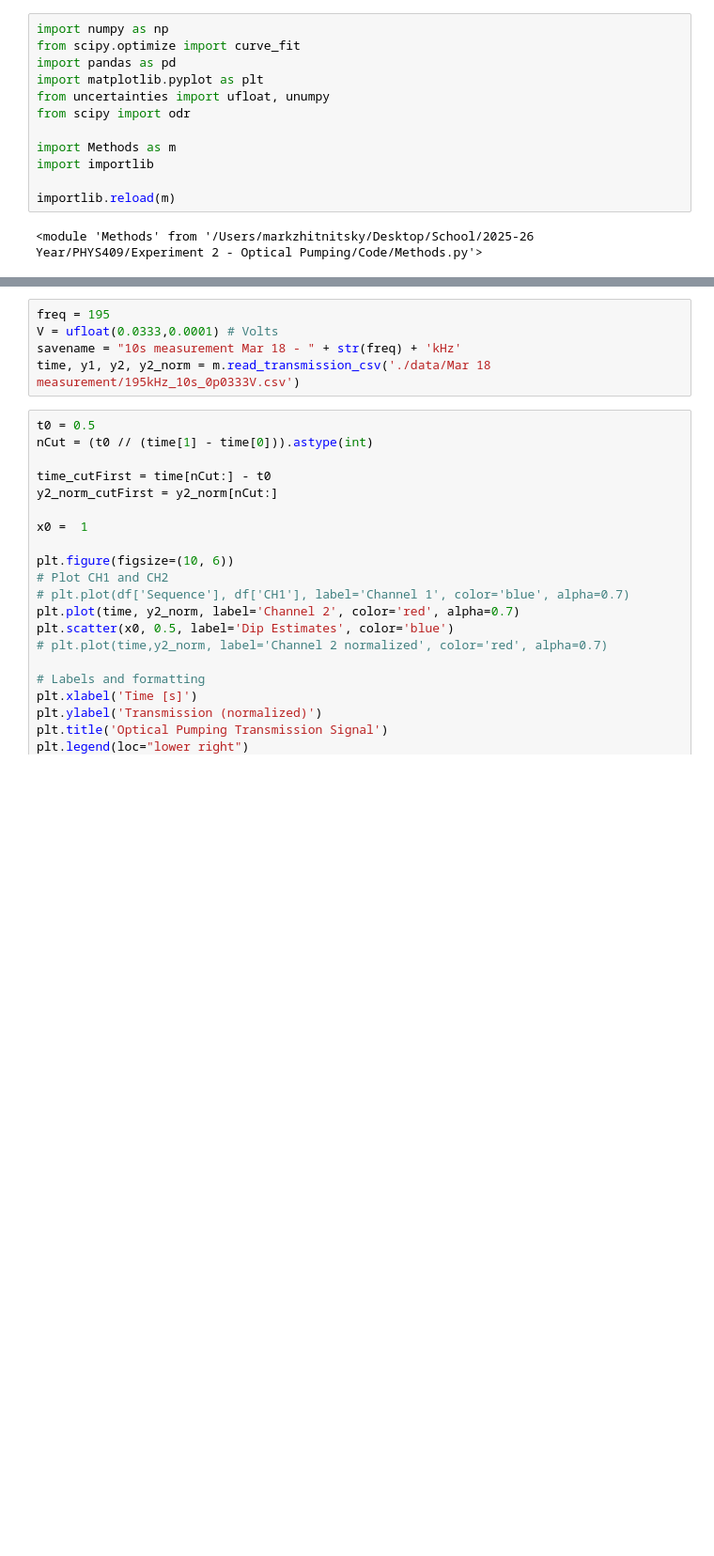
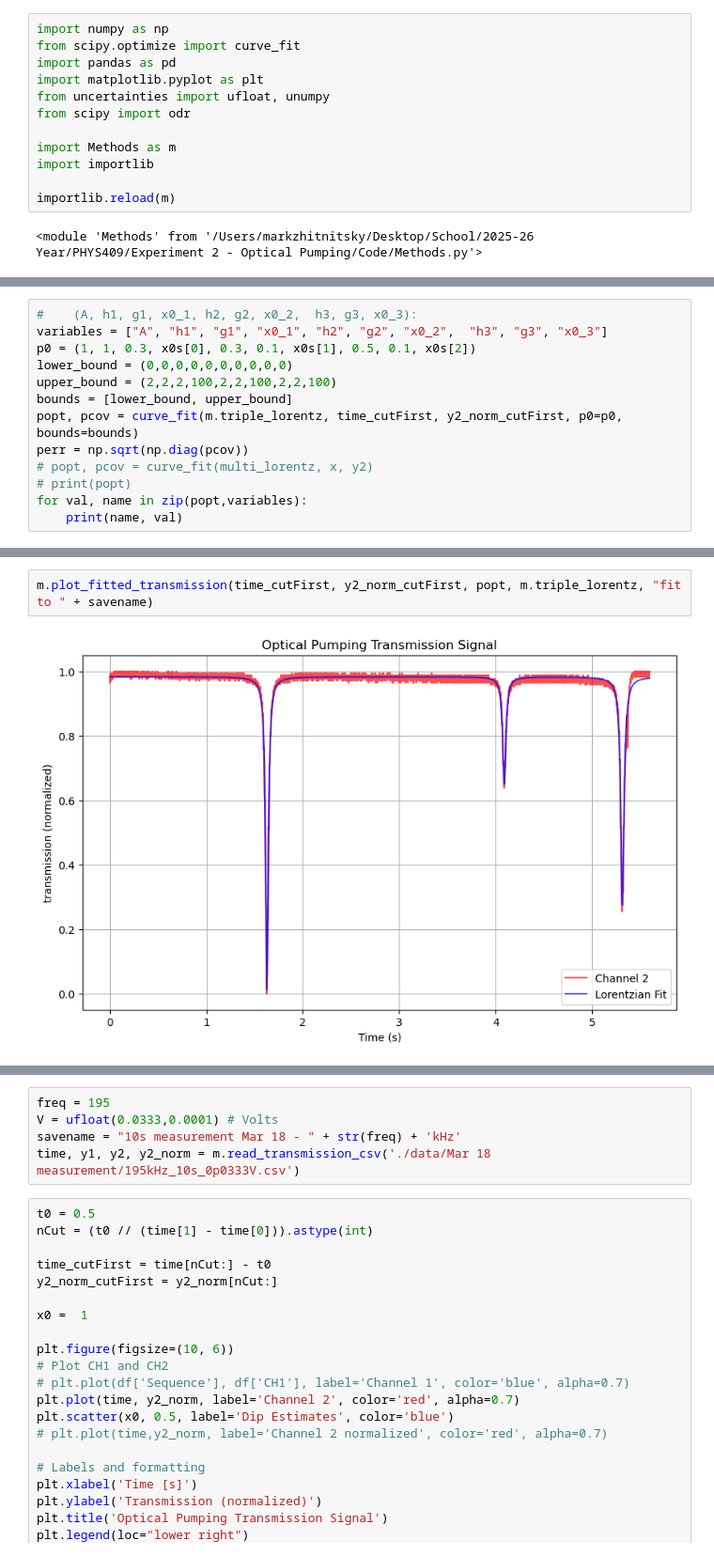
Before and after one commit to MarkZhit/PHYS409-Optical_Pumping, a Jupyter notebook: BhorizCalibration.ipynb, the cells around one changed output, grey strips where cells are left out. Shown at 94% size. Drawn from its saved outputs; the diff is of its cells as text; blank space fills up the shorter version.

```diff
--- a/BhorizCalibration.ipynb
+++ b/BhorizCalibration.ipynb
@@ -14,0 +31,13 @@ importlib.reload(m)
+# %%
+#    (A, h1, g1, x0_1, h2, g2, x0_2,  h3, g3, x0_3):
+variables = ["A", "h1", "g1", "x0_1", "h2", "g2", "x0_2",  "h3", "g3", "x0_3"]
+p0 = (1, 1, 0.3, x0s[0], 0.3, 0.1, x0s[1], 0.5, 0.1, x0s[2])
+lower_bound = (0,0,0,0,0,0,0,0,0,0)
+upper_bound = (2,2,2,100,2,2,100,2,2,100)
+bounds = [lower_bound, upper_bound]
+popt, pcov = curve_fit(m.triple_lorentz, time_cutFirst, y2_norm_cutFirst, p0=p0, bounds=bounds)
+perr = np.sqrt(np.diag(pcov))
+# popt, pcov = curve_fit(multi_lorentz, x, y2)
+# print(popt)
+for val, name in zip(popt,variables):
+    print(name, val)
@@ -14,0 +55,4 @@ importlib.reload(m)
+# %%
+m.plot_fitted_transmission(time_cutFirst, y2_norm_cutFirst, popt, m.triple_lorentz, "fit to " + savename)
+# %% [output]
+[figure, added]
```
Also changed, not shown: parts of 10 cells of this notebook, 18 other files.
